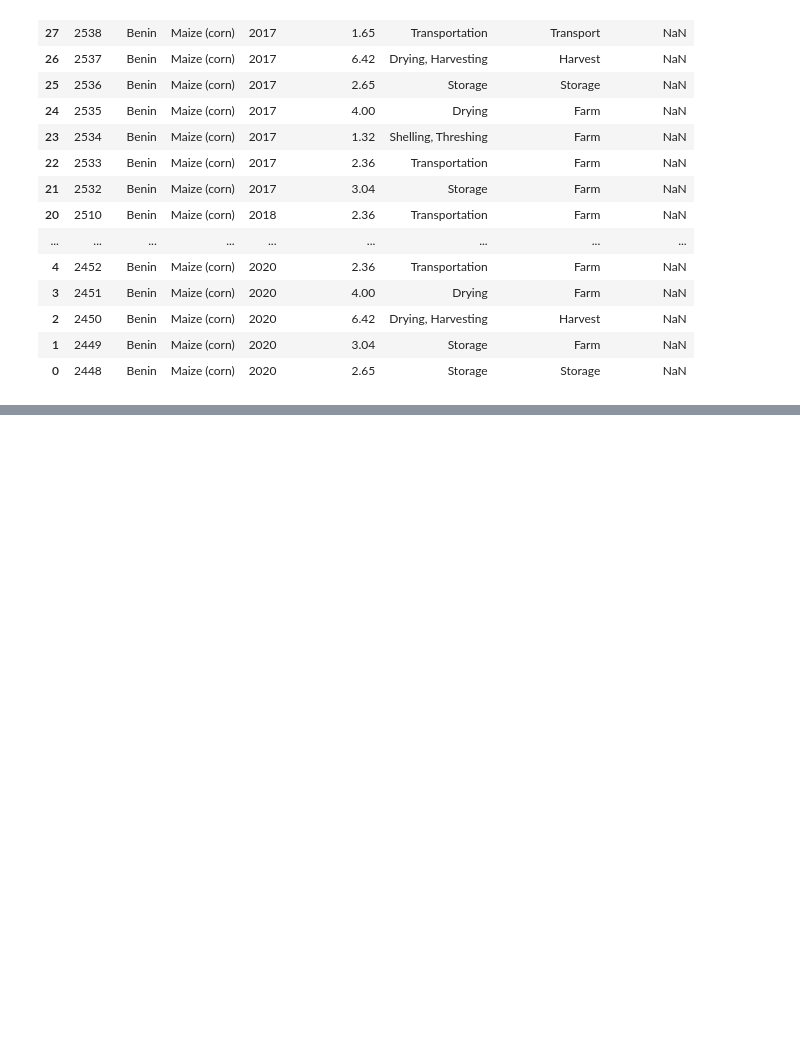
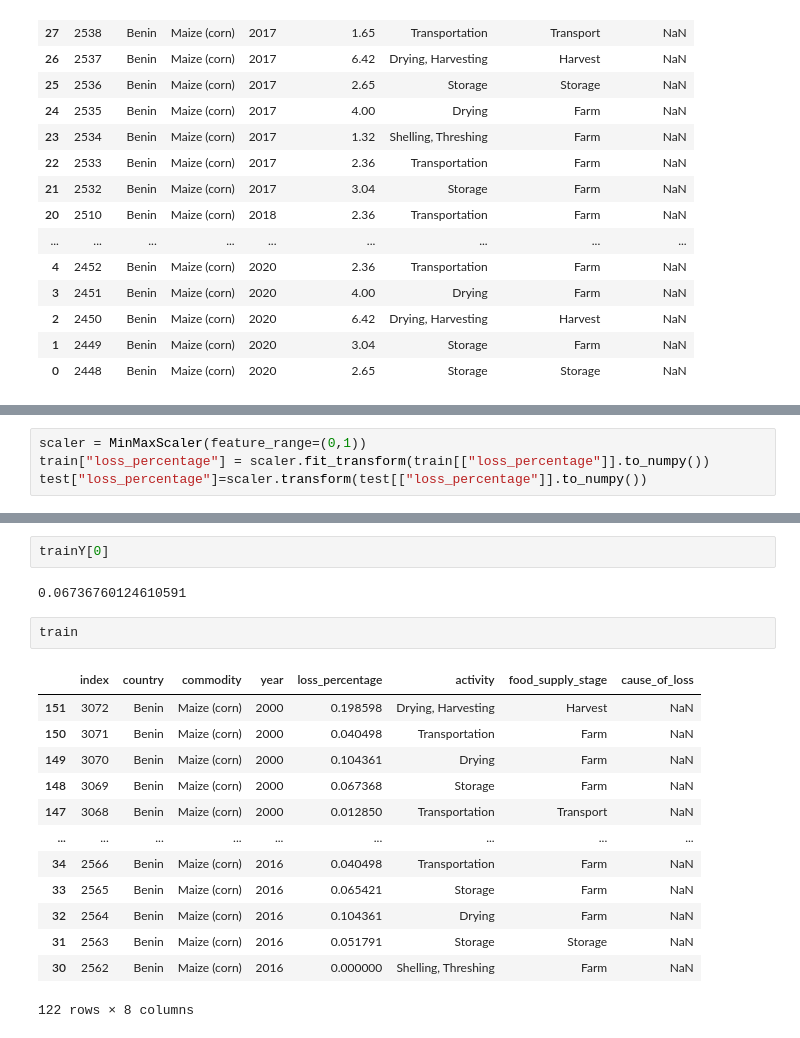
Before and after one commit to murathansygl/Food-Supply-Chain, a Jupyter notebook: lstm_v0.ipynb, the cells around one changed output, grey strips where cells are left out. Cells and saved outputs as stored; diff of their text form; blank space fills up the shorter version.

```diff
--- a/lstm_v0.ipynb
+++ b/lstm_v0.ipynb
@@ -92,0 +117,4 @@ test
+# %%
+scaler = MinMaxScaler(feature_range=(0,1))
+train["loss_percentage"] = scaler.fit_transform(train[["loss_percentage"]].to_numpy())
+test["loss_percentage"]=scaler.transform(test[["loss_percentage"]].to_numpy())
@@ -92,0 +209,20 @@ test
+# %%
+trainY[0]
+# %% [output]
+0.06736760124610591
+# %%
+train
+# %% [output]
+|  | index | country | commodity | year | loss_percentage | activity | food_supply_stage | cause_of_loss |
+| 151 | 3072 | Benin | Maize (corn) | 2000 | 0.198598 | Drying, Harvesting | Harvest | NaN |
+| 150 | 3071 | Benin | Maize (corn) | 2000 | 0.040498 | Transportation | Farm | NaN |
+| 149 | 3070 | Benin | Maize (corn) | 2000 | 0.104361 | Drying | Farm | NaN |
+| 148 | 3069 | Benin | Maize (corn) | 2000 | 0.067368 | Storage | Farm | NaN |
+| 147 | 3068 | Benin | Maize (corn) | 2000 | 0.012850 | Transportation | Transport | NaN |
+| ... | ... | ... | ... | ... | ... | ... | ... | ... |
+| 34 | 2566 | Benin | Maize (corn) | 2016 | 0.040498 | Transportation | Farm | NaN |
+| 33 | 2565 | Benin | Maize (corn) | 2016 | 0.065421 | Storage | Farm | NaN |
+| 32 | 2564 | Benin | Maize (corn) | 2016 | 0.104361 | Drying | Farm | NaN |
+| 31 | 2563 | Benin | Maize (corn) | 2016 | 0.051791 | Storage | Storage | NaN |
+| 30 | 2562 | Benin | Maize (corn) | 2016 | 0.000000 | Shelling, Threshing | Farm | NaN |
+122 rows × 8 columns
```
Also changed, not shown: parts of 13 cells of this notebook, 2 other files.
